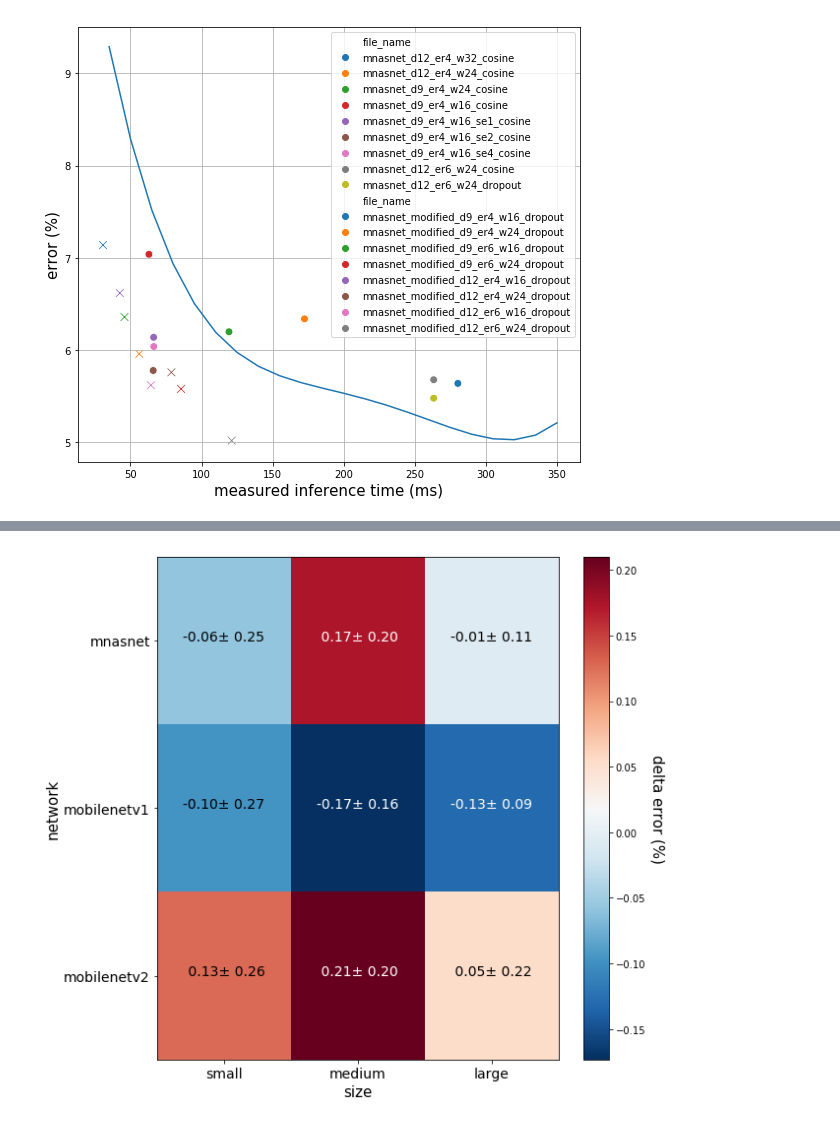
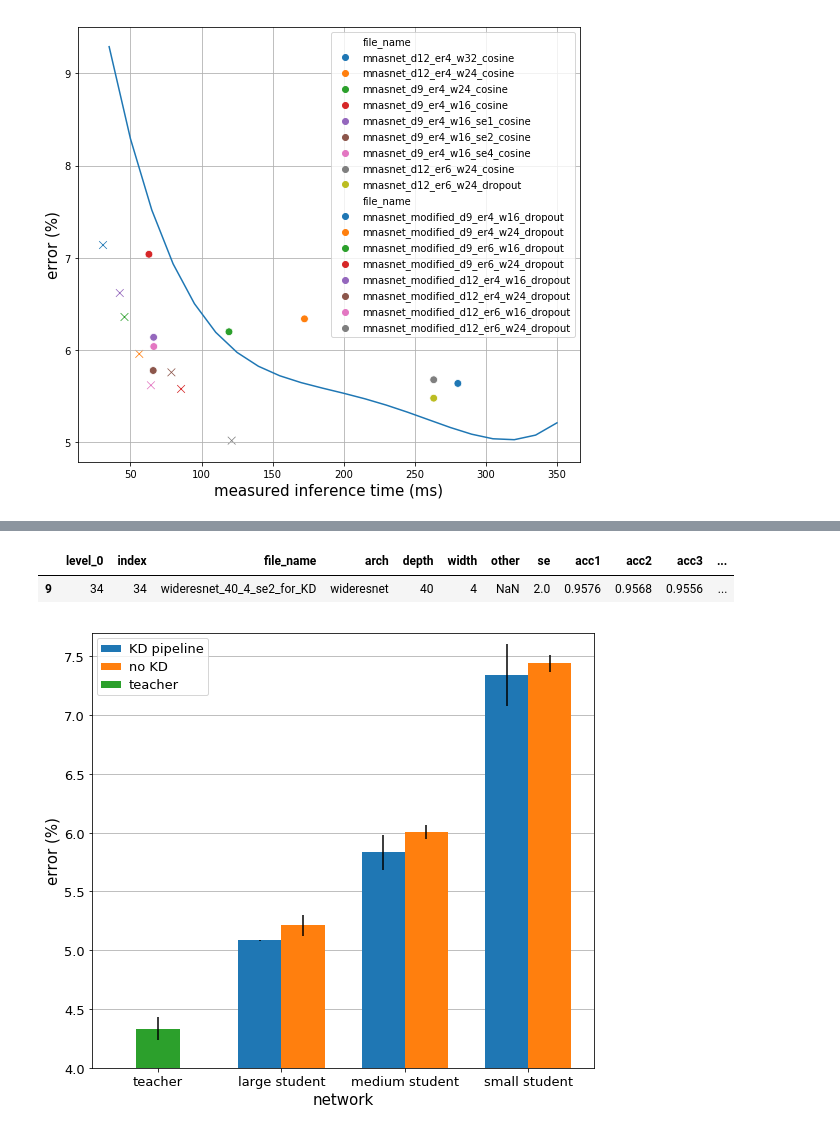
Before and after one commit to NatGr/Master_Thesis, a Jupyter notebook: training_from_scratch/visualize.ipynb, the cells around one changed output, grey strips where cells are left out. Saved outputs shown, nothing was run; the diff lists cells and outputs as text; code cells hidden in the pictures.

```diff
--- a/training_from_scratch/visualize.ipynb
+++ b/training_from_scratch/visualize.ipynb
@@ -214,17 +209,17 @@ results_KD_noKD
-# %%
-delta_error_mat = results_KD_noKD.delta_error.values.reshape([3, 3])
-delta_error_std_mat = results_KD_noKD.delta_error_std.values.reshape([3, 3])
-plot_matrix(delta_error_mat, delta_error_std_mat,
-            np.array(["small", "medium", "large"]),
-            results_KD_noKD.arch.values[0:-1:3],
-            "size", "network", "delta error (%)",
-            cmap=plt.cm.RdBu_r)#, file_name='knowledge_distillation.pdf')
-# %% [output]
-[figure, removed]
-# %%
-results_KD = results_KD.sort_values("time")
-times = results_KD.time.tolist()
-results_no_KD = results[results.time.apply(lambda x: x in times)].sort_values("time")
+# %%
+teacher = results_KD[results_KD.arch.apply(lambda x: x == "wideresnet")]
+teacher
+# %% [output]
+|  | level_0 | index | file_name | arch | depth | width | other | se | acc1 | acc2 | acc3 | ... |
+| 9 | 34 | 34 | wideresnet_40_4_se2_for_KD | wideresnet | 40 | 4 | NaN | 2.0 | 0.9576 | 0.9568 | 0.9556 | ... |
+# %%
+net = "mobilenetv1"
+
+student = results_KD_noKD[np.equal(results_KD_noKD.arch, net)].sort_values("time", ascending=False)
+labels = ("teacher", "large student", "medium student", "small student")
+make_KD_plot(teacher, student, labels)#, save_file=f"KD_comp_{net}.pdf")
+# %% [output]
+[figure, added]
 # %%
 test_KD = pd.read_csv('test_KD.csv')
 test_KD['error'] = 100*(1.0 - test_KD[['acc1', 'acc2', 'acc3']].mean(axis=1))
```
Also changed, not shown: parts of 6 cells of this notebook, 1 other file.
